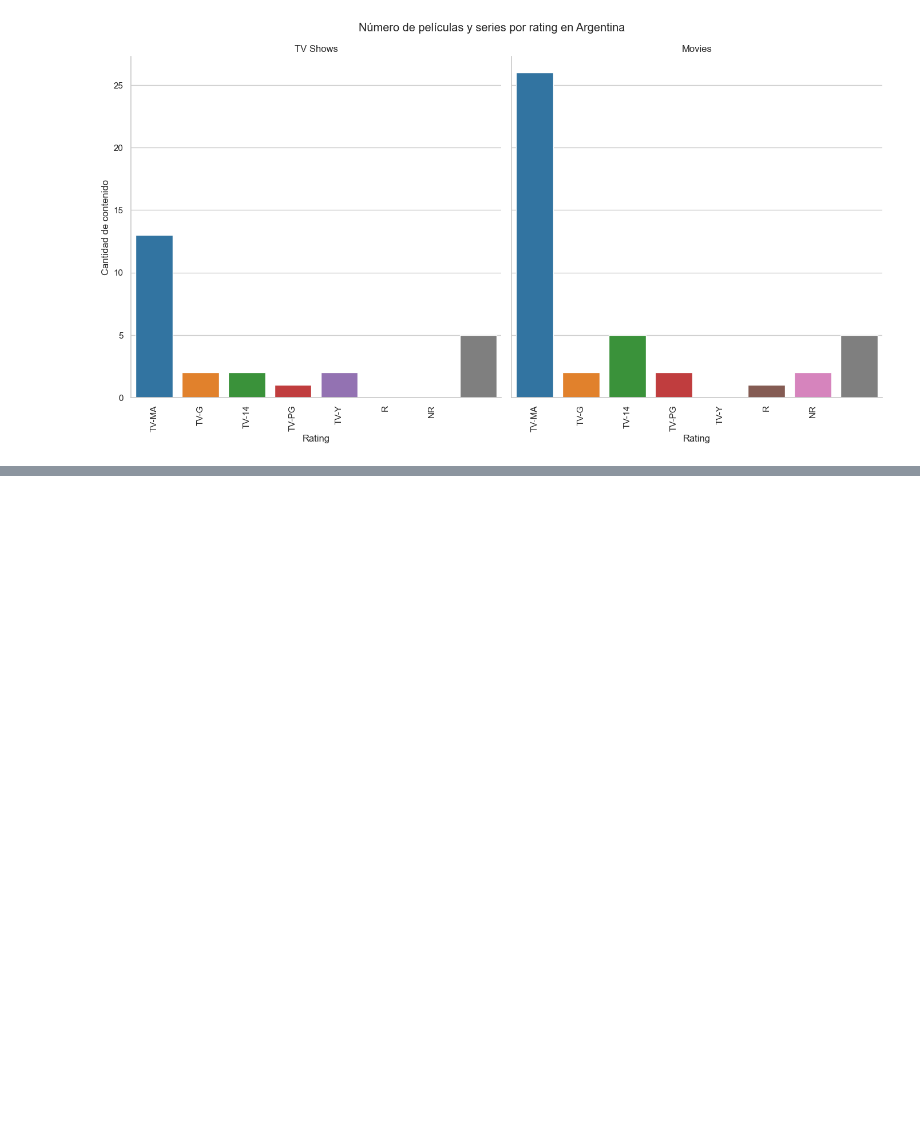
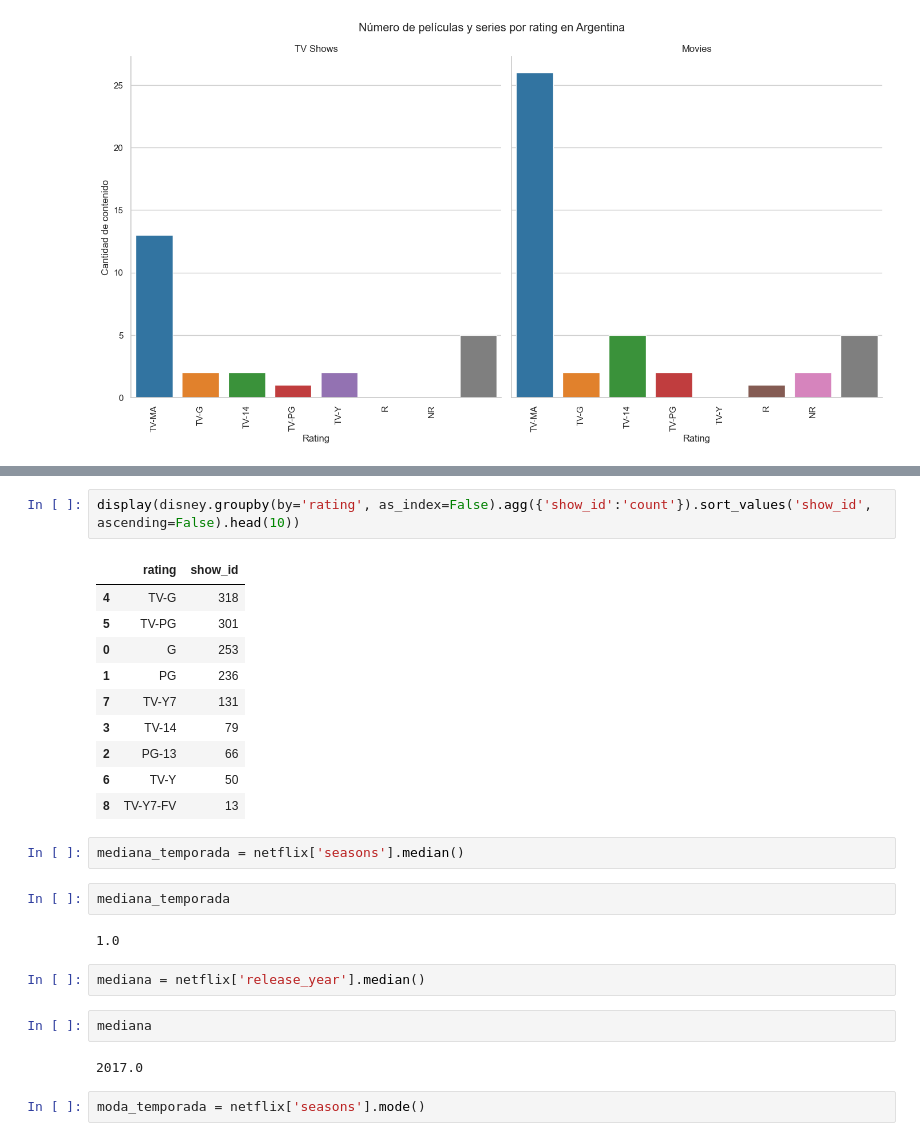
Before and after one commit to Marce-Valverde/PFGrupo19, a Jupyter notebook: Proyecto.ipynb, the cells around one changed output, grey strips where cells are left out. Cells and saved outputs as stored; diff of their text form; blank space fills up the shorter version.

```diff
--- a/Proyecto.ipynb
+++ b/Proyecto.ipynb
@@ -1277,0 +1166,27 @@ plt.show()
+# %%
+display(disney.groupby(by='rating', as_index=False).agg({'show_id':'count'}).sort_values('show_id', ascending=False).head(10))
+# %% [output]
+|  | rating | show_id |
+| 4 | TV-G | 318 |
+| 5 | TV-PG | 301 |
+| 0 | G | 253 |
+| 1 | PG | 236 |
+| 7 | TV-Y7 | 131 |
+| 3 | TV-14 | 79 |
+| 2 | PG-13 | 66 |
+| 6 | TV-Y | 50 |
+| 8 | TV-Y7-FV | 13 |
+# %%
+mediana_temporada = netflix['seasons'].median()
+# %%
+mediana_temporada
+# %% [output]
+1.0
+# %%
+mediana = netflix['release_year'].median()
+# %%
+mediana
+# %% [output]
+2017.0
+# %%
+moda_temporada = netflix['seasons'].mode()
```
Also changed, not shown: parts of 81 cells of this notebook.
